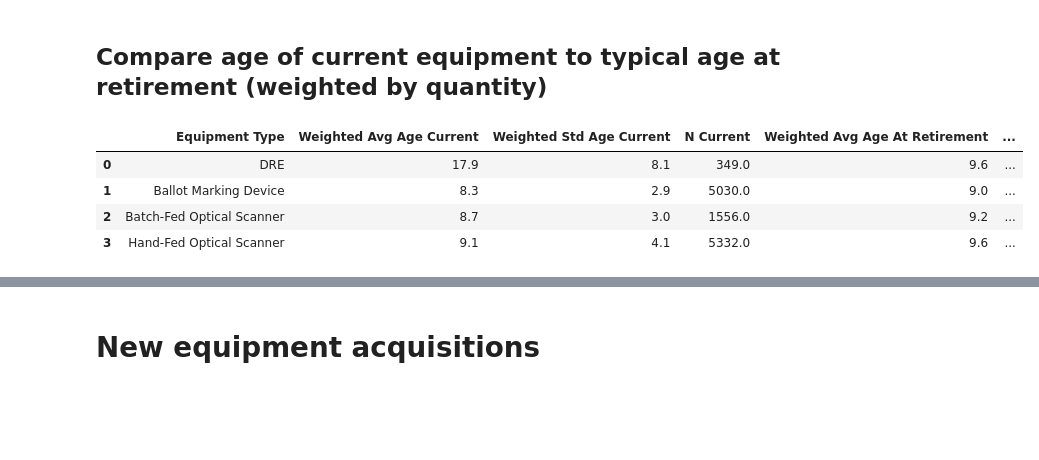
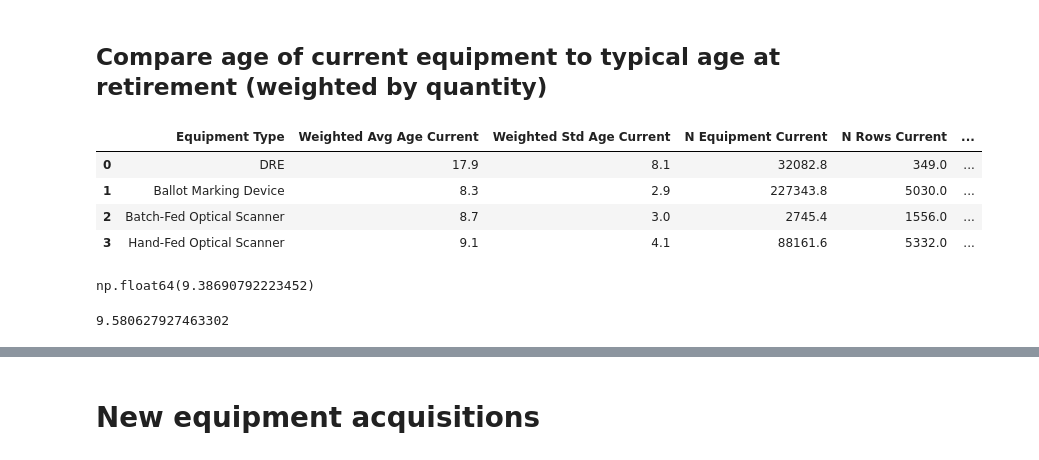
Before and after one commit to Bipartisan-Policy-Center/voting-equipment, a Jupyter notebook: equipment_age_analysis_eq_counts.ipynb, the cells around one changed output, grey strips where cells are left out. Saved outputs shown, nothing was run; the diff lists cells and outputs as text; code cells hidden in the pictures; blank space fills up the shorter version.

```diff
--- a/equipment_age_analysis_eq_counts.ipynb
+++ b/equipment_age_analysis_eq_counts.ipynb
@@ -294,7 +306,7 @@ avg = (
     .groupby("FIPS code")
     .apply(lambda g: pd.Series({
         "Registered Voters": g["Registered Voters"].mean(),
-        "Years in Use": (g["Years in Use"] * g["Quantity"]).sum() / g["Quantity"].sum()
+        "Years in Use": np.average(g["Years in Use"], weights=g["Quantity"])
     }))
     .reset_index()
 )
@@ -464,45 +484,61 @@ reference_year = 2028
 def weighted_stats(group):
     weights = group["Quantity"]
     values = group["Years in Use"]
 
     # Weighted average
     avg = np.average(values, weights=weights)
 
     # Weighted standard deviation
     variance = np.average((values - avg)**2, weights=weights)
     std_dev = np.sqrt(variance)
 
-    N = len(group)
+    N_equipment = sum(weights)
+    N_rows = len(weights)
 
     return pd.Series({
         "Weighted Avg Age": avg,
         "Weighted Std Age": std_dev,
-        "N": N
+        "N Equipment": N_equipment,
+        "N Rows": N_rows
     })
 
 
 
-filtered_df = df.dropna(subset=['Quantity', 'Years in Use', 'Equipment Type'])
-include = ~filtered_df['Equipment Type'].str.contains('Hybrid|Punch|Lever')
-filtered_df = filtered_df[include]
-
 # Apply function by Equipment Type
 age_at_retirement = filtered_df[filtered_df['Final Year in Use']==True].groupby("Equipment Type").apply(weighted_stats, include_groups=False).reset_index()
+
+
+filtered_voting_df[filtered_voting_df['Final Year in Use']==True].groupby("Equipment Type").apply(weighted_stats, include_groups=False).reset_index()
+
 
 # View result
 age_at_retirement
 
-current_age = filtered_df[filtered_df['Year'] == reference_year].groupby("Equipment Type").apply(weighted_stats, include_groups=False).reset_index()
+current_age = filtered_voting_df[filtered_voting_df['Year'] == reference_year].groupby("Equipment Type").apply(weighted_stats, include_groups=False).reset_index()
 
 retirement_df = pd.merge(current_age, age_at_retirement, on='Equipment Type', how='left', suffixes=(' Current', ' At Retirement'))
 retirement_df = retirement_df.loc[[2, 0, 1, 3]].reset_index(drop=True)
 retirement_df.round(1)
 # %% [output]
-|  | Equipment Type | Weighted Avg Age Current | Weighted Std Age Current | N Current | Weighted Avg Age At Retirement | ... |
-| 0 | DRE | 17.9 | 8.1 | 349.0 | 9.6 | ... |
-| 1 | Ballot Marking Device | 8.3 | 2.9 | 5030.0 | 9.0 | ... |
-| 2 | Batch-Fed Optical Scanner | 8.7 | 3.0 | 1556.0 | 9.2 | ... |
-| 3 | Hand-Fed Optical Scanner | 9.1 | 4.1 | 5332.0 | 9.6 | ... |
+|  | Equipment Type | Weighted Avg Age Current | Weighted Std Age Current | N Equipment Current | N Rows Current | ... |
+| 0 | DRE | 17.9 | 8.1 | 32082.8 | 349.0 | ... |
+| 1 | Ballot Marking Device | 8.3 | 2.9 | 227343.8 | 5030.0 | ... |
+| 2 | Batch-Fed Optical Scanner | 8.7 | 3.0 | 2745.4 | 1556.0 | ... |
+| 3 | Hand-Fed Optical Scanner | 9.1 | 4.1 | 88161.6 | 5332.0 | ... |
+# %%
+np.average(filtered_voting_df[filtered_voting_df['Year'] == reference_year]['Years in Use'],
+           weights=filtered_voting_df[filtered_voting_df['Year'] == reference_year]['Quantity'])
+
+# average current equipment age
+# %% [output]
+np.float64(9.38690792223452)
+# %%
+total_weighted_avg = np.average(retirement_df["Weighted Avg Age At Retirement"],
+                                weights=retirement_df["N Equipment At Retirement"])
+
+print(total_weighted_avg) # average overall retirement age
+# %% [output]
+9.580627927463302
 # %%
 retirement_df['delta'] = retirement_df['Weighted Avg Age Current'] - retirement_df['Weighted Avg Age At Retirement']
 # %%
```
Also changed, not shown: parts of 10 cells of this notebook, 8 other files.
